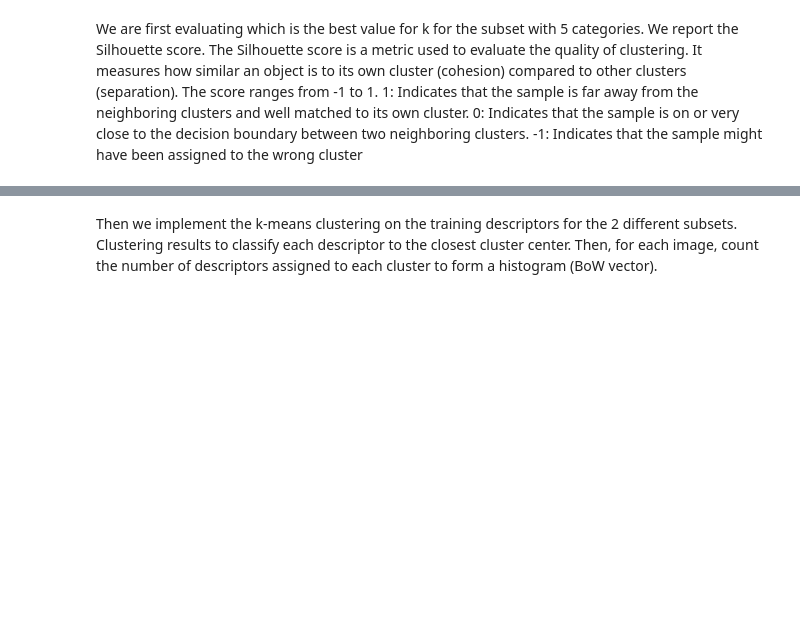
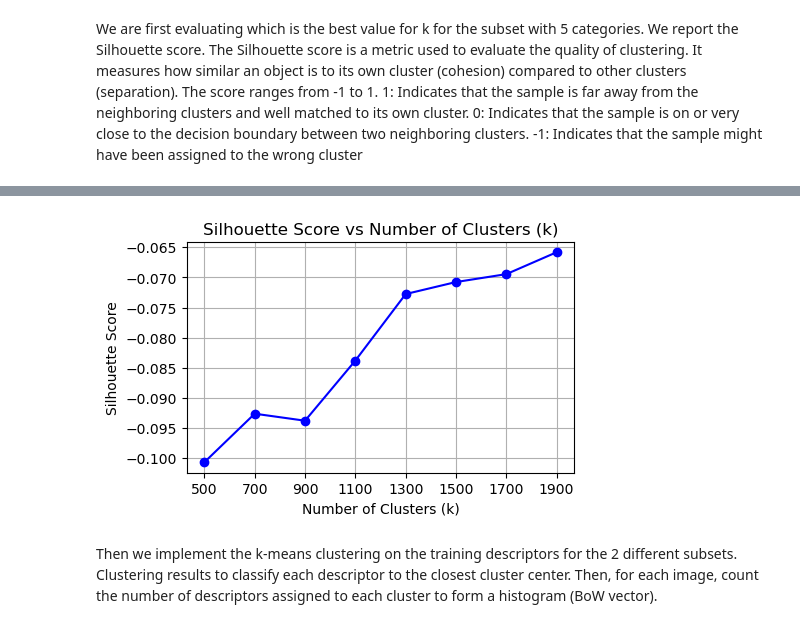
Before and after one commit to JoostKeiren/vision-and-image-proccessing-assingment-4-re-exam, a Jupyter notebook: A4.ipynb, the cells around one changed output, grey strips where cells are left out. Cells and saved outputs as stored; diff of their text form; code cells hidden in the pictures; blank space fills up the shorter version.

```diff
--- a/A4.ipynb
+++ b/A4.ipynb
@@ -208,3 +290,16 @@ Best k for 5 categories: 200
+# %%
+import matplotlib.pyplot as plt
+
+plt.figure(figsize=(5, 3))
+plt.plot(k_values_20cat, scores_20_cat, marker='o', linestyle='-', color='b')
+plt.xlabel('Number of Clusters (k)')
+plt.ylabel('Silhouette Score')
+plt.title('Silhouette Score vs Number of Clusters (k)')
+plt.xticks(k_values_20cat)
+plt.grid(True)
+plt.show()
+# %% [output]
+[figure, added]
 # %%
 #TO DO:
 #from sklearn.cluster import MiniBatchKMeans
```
Also changed, not shown: parts of 12 cells of this notebook.
